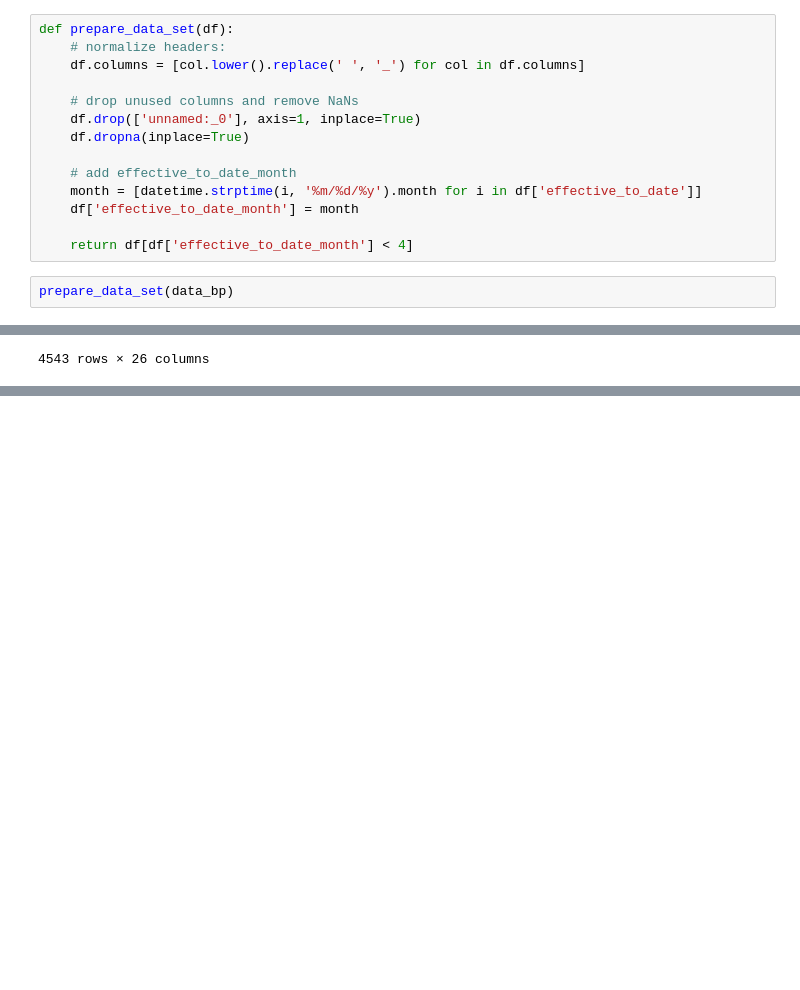
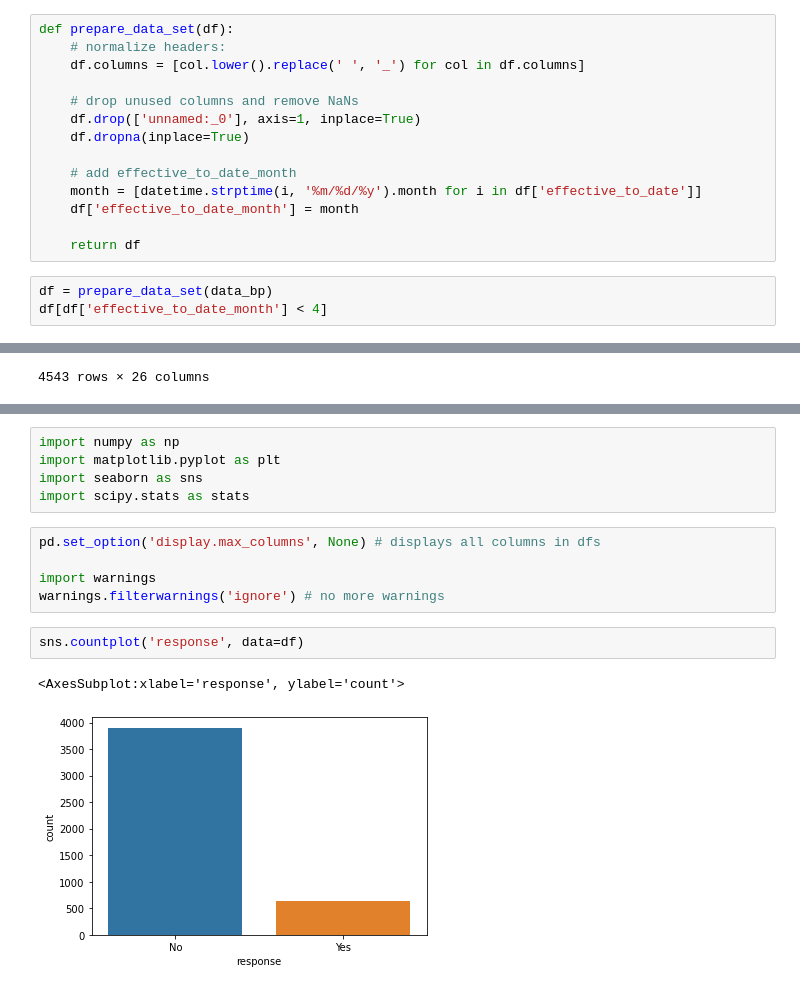
Before and after one commit to nataschaberg/lab-customer-analysis, a Jupyter notebook: exercises/data_cleaning_round_2.ipynb, the cells around one changed output, grey strips where cells are left out. Drawn from its saved outputs; the diff is of its cells as text; blank space fills up the shorter version.

```diff
--- a/exercises/data_cleaning_round_2.ipynb
+++ b/exercises/data_cleaning_round_2.ipynb
@@ -146,9 +146,10 @@ def prepare_data_set(df):
     month = [datetime.strptime(i, '%m/%d/%y').month for i in df['effective_to_date']]
     df['effective_to_date_month'] = month
 
-    return df[df['effective_to_date_month'] < 4]
+    return df
 # %%
-prepare_data_set(data_bp)
+df = prepare_data_set(data_bp)
+df[df['effective_to_date_month'] < 4]
 # %% [output]
 |  | customer | state | customer_lifetime_value | response | coverage | education | effective_to_date | ... |
 | 2 | LZ68649 | Washington | 14947.917300 | No | Basic | Bachelor | 2/10/11 | ... |
@@ -165,0 +201,15 @@ prepare_data_set(data_bp)
+# %%
+import numpy as np
+import matplotlib.pyplot as plt
+import seaborn as sns
+import scipy.stats as stats
+# %%
+pd.set_option('display.max_columns', None) # displays all columns in dfs
+
+import warnings
+warnings.filterwarnings('ignore') # no more warnings
+# %%
+sns.countplot('response', data=df)
+# %% [output]
+<AxesSubplot:xlabel='response', ylabel='count'>
+[figure, added]
```
Also changed, not shown: parts of 6 cells of this notebook, 1 other file.
